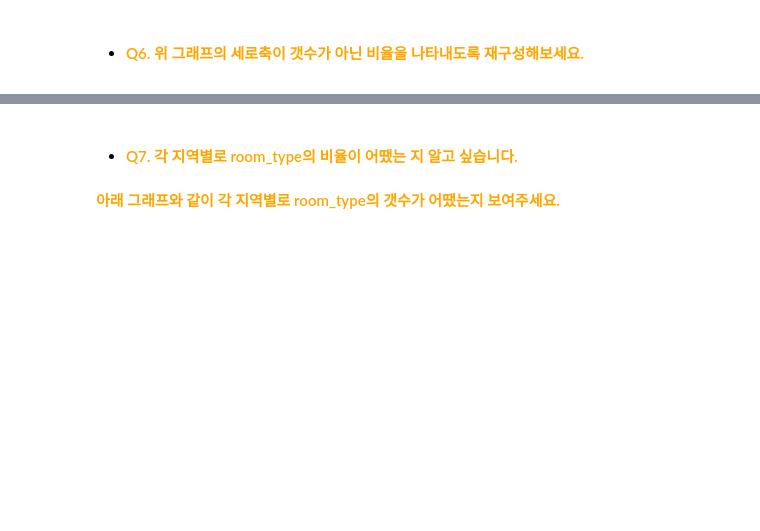
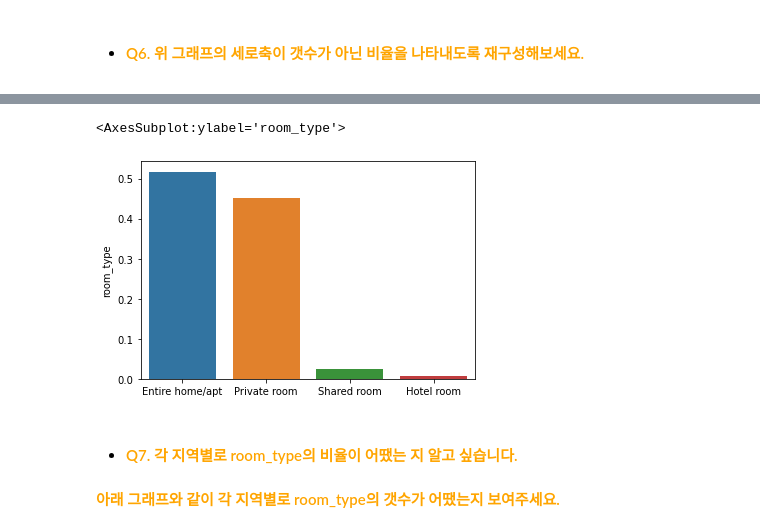
Before and after one commit to Seoyeon-An/YBIGTA_winter, a Jupyter notebook: 0110_eda_fe/EDA_FE 과제.ipynb, the cells around one changed output, grey strips where cells are left out. Drawn from its saved outputs; the diff is of its cells as text; code cells hidden in the pictures; blank space fills up the shorter version.

```diff
--- a/0110_eda_fe/EDA_FE 과제.ipynb
+++ b/0110_eda_fe/EDA_FE 과제.ipynb
@@ -162,3 +173,10 @@ memory usage: 14.3+ MB
+# %%
+# Q6
+
+sns.barplot(x=pd.DataFrame(df['room_type'].value_counts(normalize=True)).index, y=df['room_type'].value_counts(normalize=True))
+# %% [output]
+<AxesSubplot:ylabel='room_type'>
+[figure, added]
 # %% [markdown]
 - #### <font color='orange'> Q7. 각 지역별로 room_type의 비율이 어땠는 지 알고 싶습니다.
 #### <font color='orange'> 아래 그래프와 같이 각 지역별로 room_type의 갯수가 어땠는지 보여주세요.
```
Also changed, not shown: parts of 31 cells of this notebook, 6 other files.
